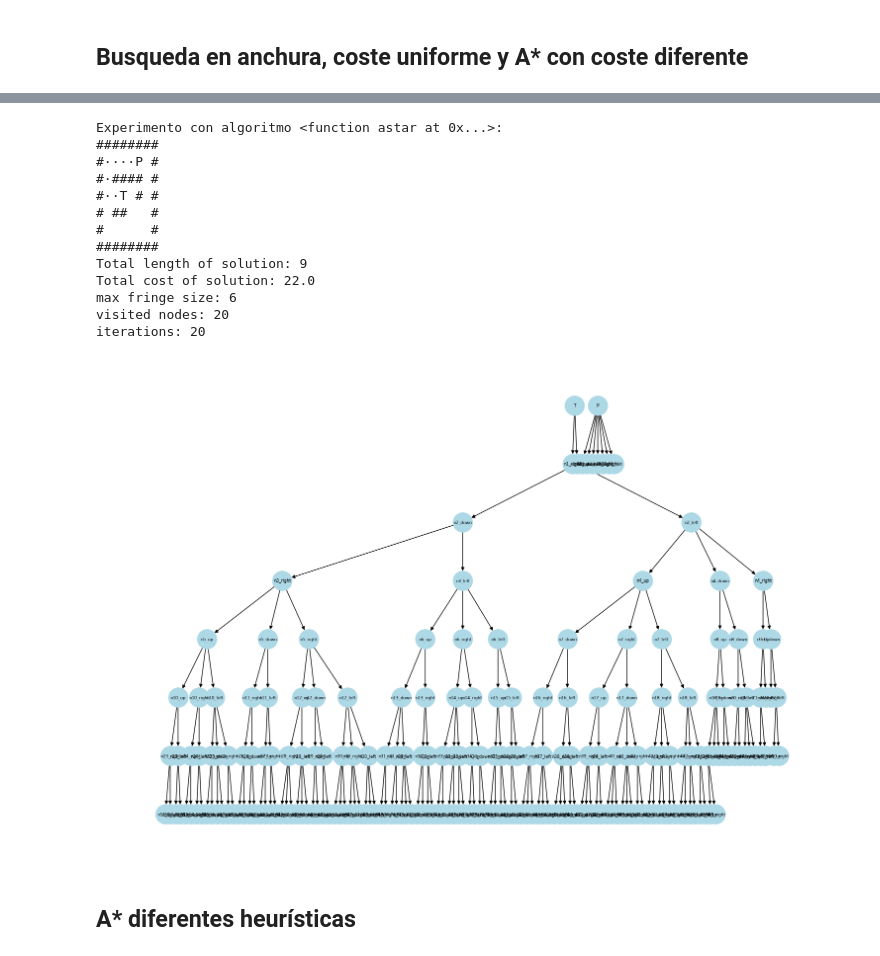
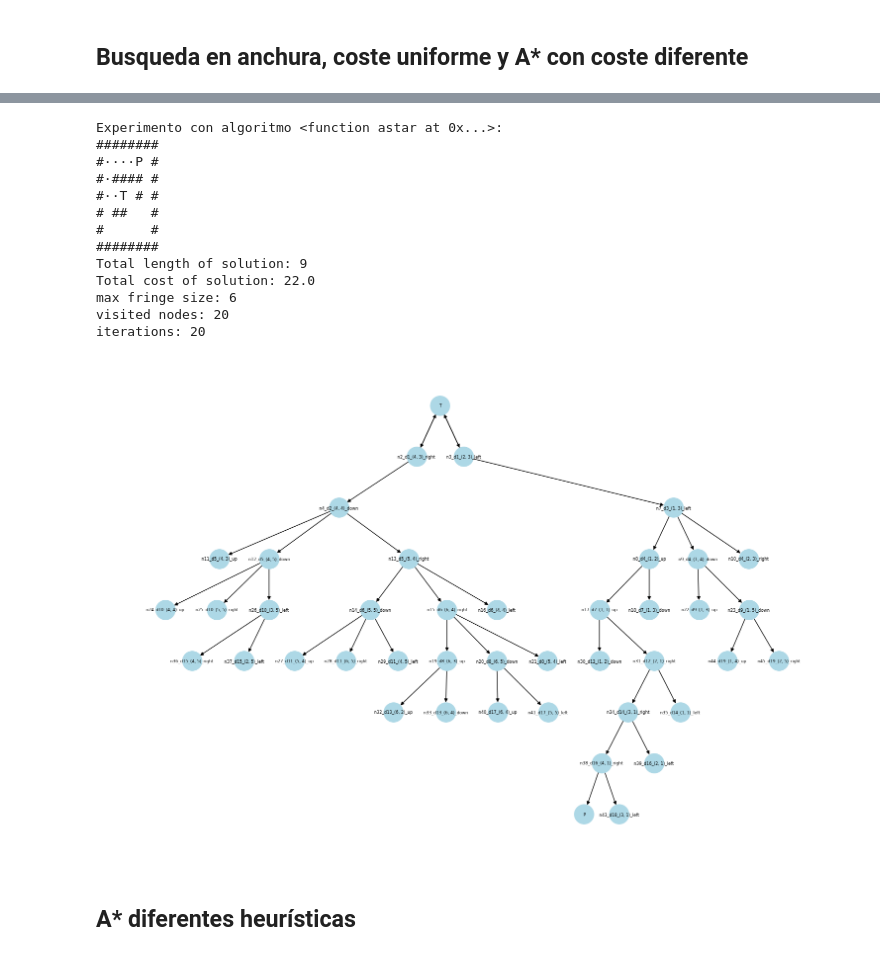
Before and after one commit to UNIR-RPA/UNIR-RPA-ACTIVIDAD-1, a Jupyter notebook: miunar04_act1/Cuaderno_Actividad_1_Búsqueda.ipynb, the cells around one changed output, grey strips where cells are left out. Drawn from its saved outputs; the diff is of its cells as text; code cells hidden in the pictures.

```diff
--- a/miunar04_act1/Cuaderno_Actividad_1_Búsqueda.ipynb
+++ b/miunar04_act1/Cuaderno_Actividad_1_Búsqueda.ipynb
@@ -458,39 +512,44 @@ COSTS = {
     "left": 2.0,
 }
 
+node_count = 0
+nodes = []
+edges = []
+depth_count = 1
+
 algorithms=(astar,)
 main (MAP_ASCII, COSTS, algorithms)
 
 # Crear un grafo tipo árbol
 G = nx.DiGraph()
 
 G.add_edges_from(edges)
 
 # for edge in edges:
 #     print(edge)
 
 # Dibujar el grafo con un diseño jerárquico
 pos = nx.nx_agraph.graphviz_layout(G, prog="dot")  # Necesita Graphviz instalado
 plt.figure(figsize=(15, 10))
 nx.draw(G, pos, with_labels=True, arrows=True, node_size=800, node_color="lightblue", font_size=6)
 
 # Mostrar el árbol
 plt.show()
 # %% [output]
 Experimento con algoritmo <function astar at 0x...>:
 ########
 #····P #
 #·#### #
 #··T # #
 # ##   #
 #      #
 ########
 Total length of solution: 9
 Total cost of solution: 22.0
 max fringe size: 6
 visited nodes: 20
 iterations: 20
-[figure, old version]
+[figure, new version]
 # %% [markdown]
 ## A* diferentes heurísticas
 # %%
```
Also changed, not shown: parts of 9 cells of this notebook, 1 other file.
